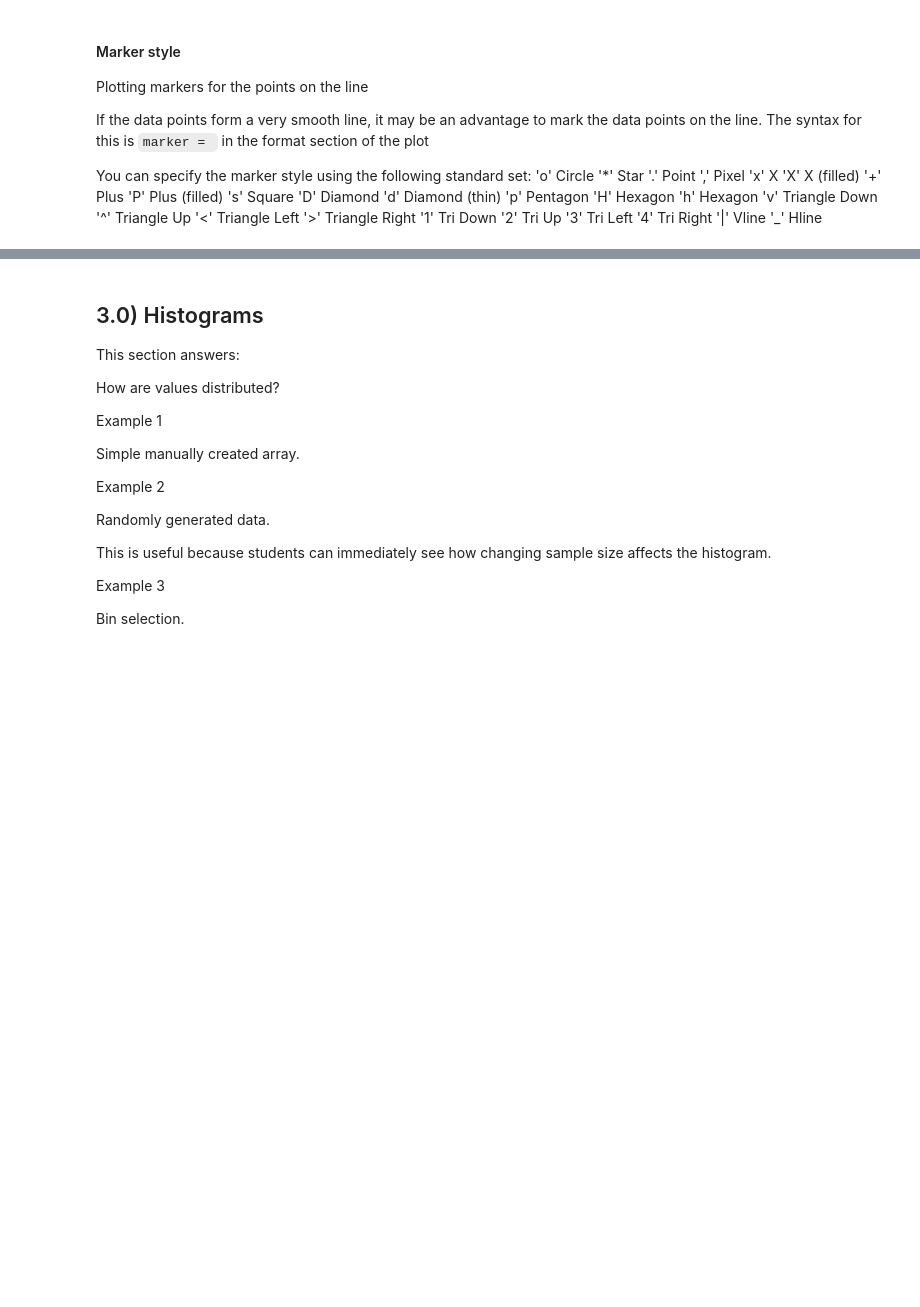
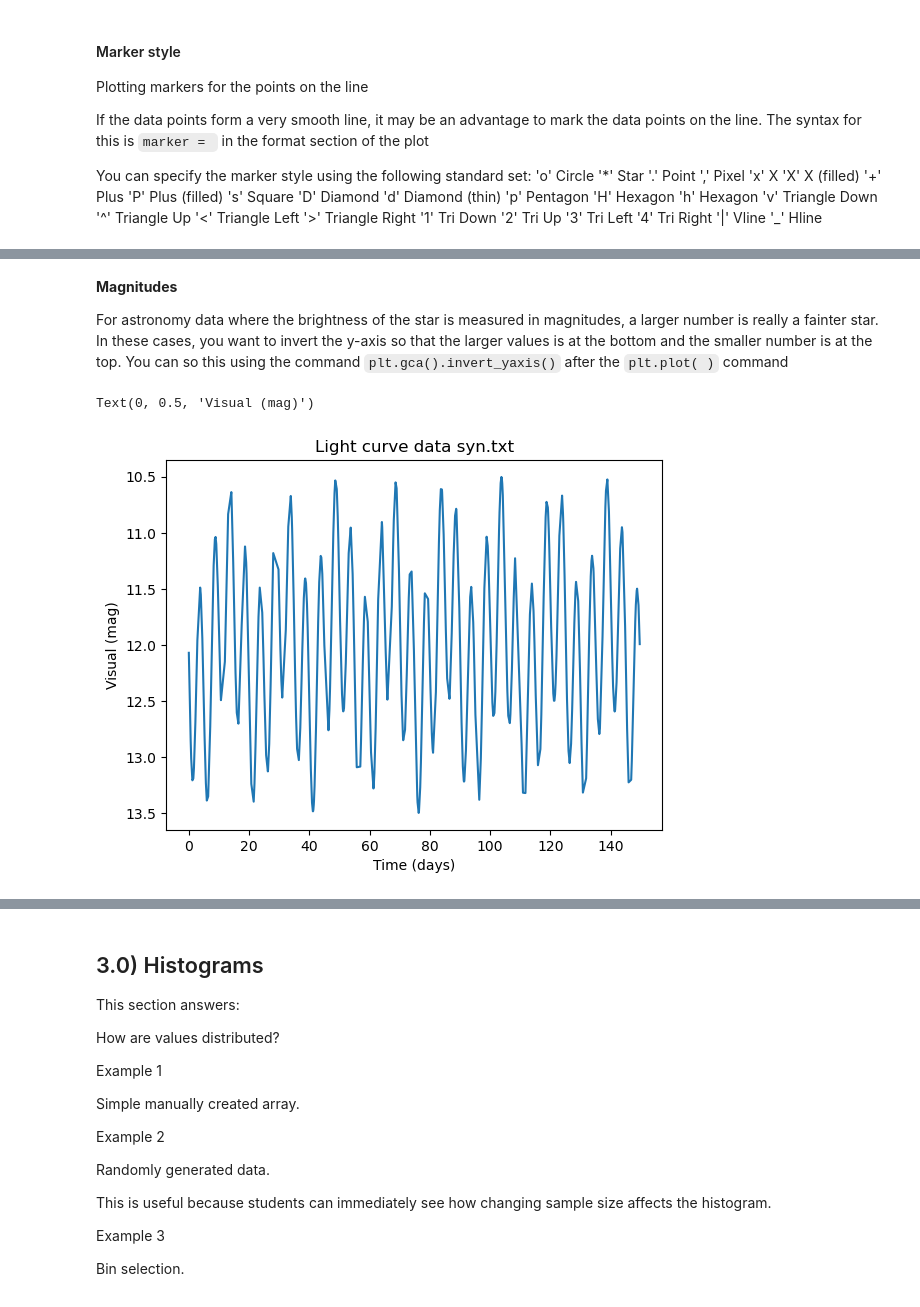
Before and after one commit to drjenncash/SCSU-PAARE-python-intro-tutorials, a Jupyter notebook: Tutorial08_VisualizingData-draft.ipynb, the cells around one changed output, grey strips where cells are left out. Drawn from its saved outputs; the diff is of its cells as text; code cells hidden in the pictures; blank space fills up the shorter version.

```diff
--- a/Tutorial08_VisualizingData-draft.ipynb
+++ b/Tutorial08_VisualizingData-draft.ipynb
@@ -438,0 +452,15 @@ need more info here
+# %% [markdown]
+**Magnitudes**
+
+For astronomy data where the brightness of the star is measured in magnitudes, a larger number is really a fainter star.
+In these cases, you want to invert the y-axis so that the larger values is at the bottom and the smaller number is at the top. You can so this using the command `plt.gca().invert_yaxis()` after the `plt.plot( )` command
+# %%
+plt.plot(x,y)
+plt.gca().invert_yaxis()
+
+plt.title('Light curve data syn.txt')
+plt.xlabel('Time (days)')
+plt.ylabel('Visual (mag)')
+# %% [output]
+Text(0, 0.5, 'Visual (mag)')
+[figure, added]
```
Also changed, not shown: parts of 29 cells of this notebook.
